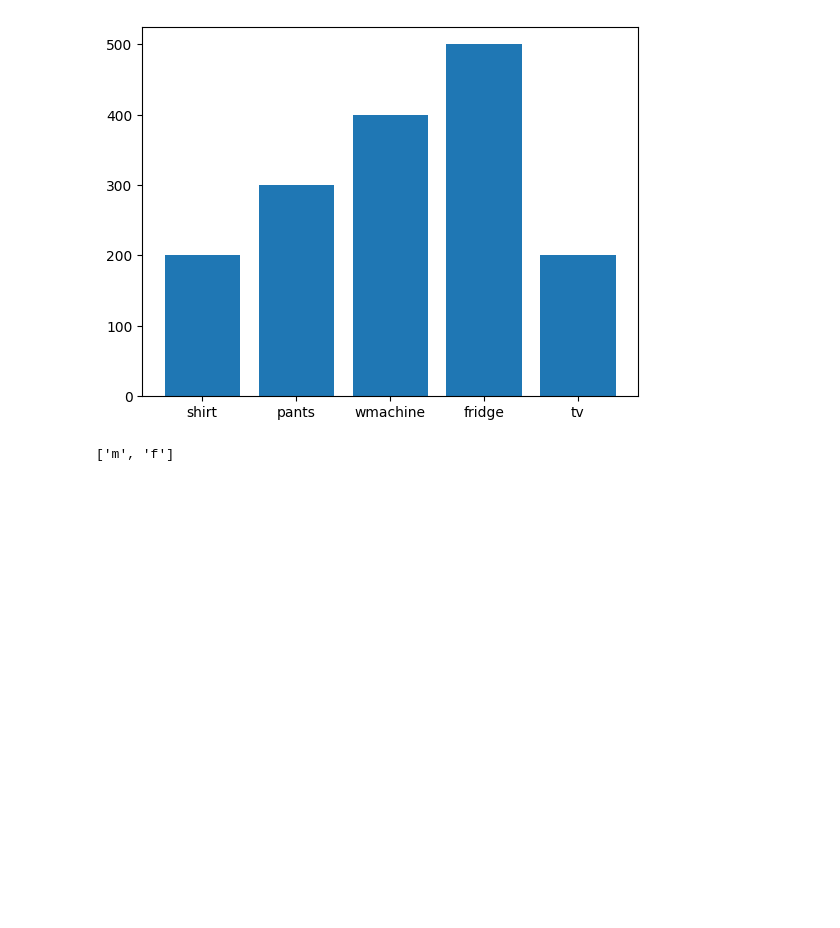
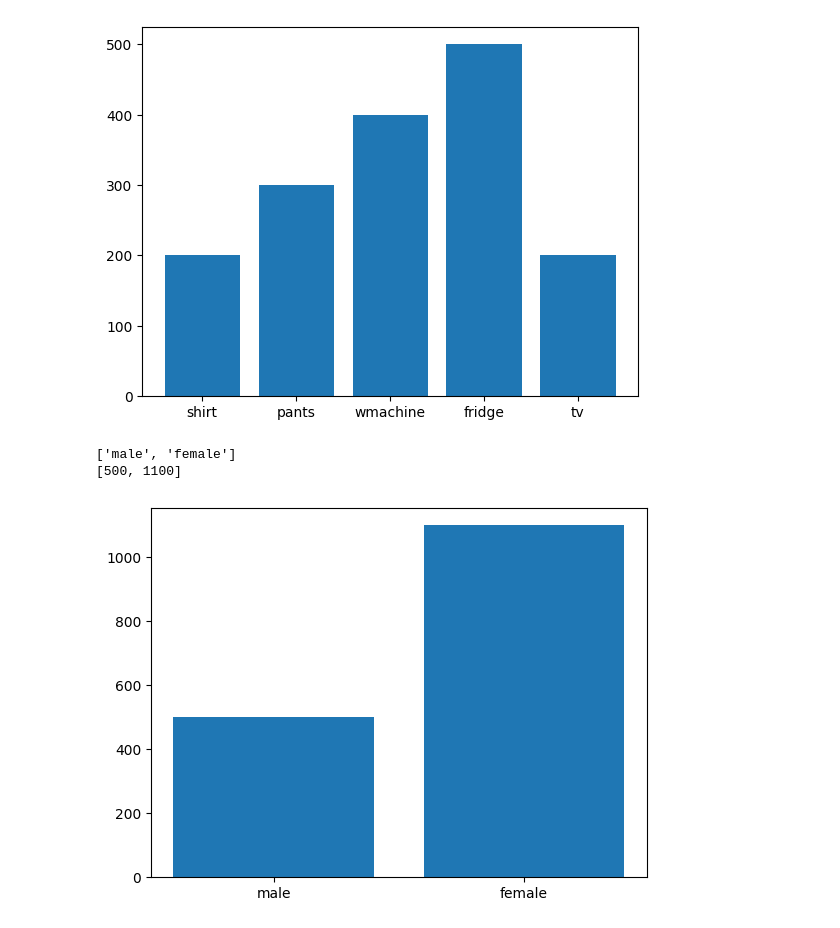
Before and after one commit to alphasinghsingh/Data_Science, a Jupyter notebook: Untitled2.ipynb, the cells around one changed output. Cells and saved outputs as stored; diff of their text form; code cells hidden in the pictures; blank space fills up the shorter version.

```diff
--- a/Untitled2.ipynb
+++ b/Untitled2.ipynb
@@ -233,7 +233,7 @@ Discount Applied: 10
 Final Bill: 900.0
 # %%
 import matplotlib.pyplot as plt
-import pandas as pd
+#import pandas as pd
 cname=["alpha", "beta","gamma","delta","eagle"]
 product=["shirt","pants","wmachine","fridge","tv"]
 price=[200,300,400,500,200]
@@ -261,9 +261,9 @@ plt.bar(unique_state,state_wise_sale)
 plt.show()
 #plt.bar(unique_state,product)
 #plt.show()
-for i in range(len(state)) :
-  if i not in unique_state:
-    unique_state.append(i)
+#for i in range(len(state)) :
+  #if i not in unique_state:
+   # unique_state.append(i)
 # %% [output]
 ['hr', 'pu', 'hp', 'wb']
 [200, 800, 400, 200]
@@ -287,7 +287,7 @@ for i in product:
 print(unique_product)
 
 
-for i in range(len(state)):
+for i in range(len(product)):
  index= unique_product.index(product[i])
  product_wise_sale[index]= product_wise_sale[index] + price[i]
 print(product_wise_sale)
@@ -300,13 +300,29 @@ plt.show()
 # %%
 cname=["alpha", "beta","gamma","delta","eagle"]
 product=["shirt","pants","wmachine","fridge","tv"]
 price=[200,300,400,500,200]
 state=["hr","pu","hp","pu","wb"]
-gender=["m","m","f","f","f"]
-gen = []
+gender=["male","male","female","female","female"]
+
+
+
+
+unique_gender = []
+gender_wise_sale =[]
 for i in gender:
-  if i not in gen:
-    gen.append(i)
-print(gen)
+  if i not in unique_gender:
+    unique_gender.append(i)
+    gender_wise_sale.append(0)
+print(unique_gender)
+
+
+for i in range(len(gender)):
+ index= unique_gender.index(gender[i])
+ gender_wise_sale[index]= gender_wise_sale[index] + price[i]
+print(gender_wise_sale)
+plt.bar(unique_gender,gender_wise_sale)
+plt.show()
 # %% [output]
-['m', 'f']
+['male', 'female']
+[500, 1100]
+[figure, added]
```
